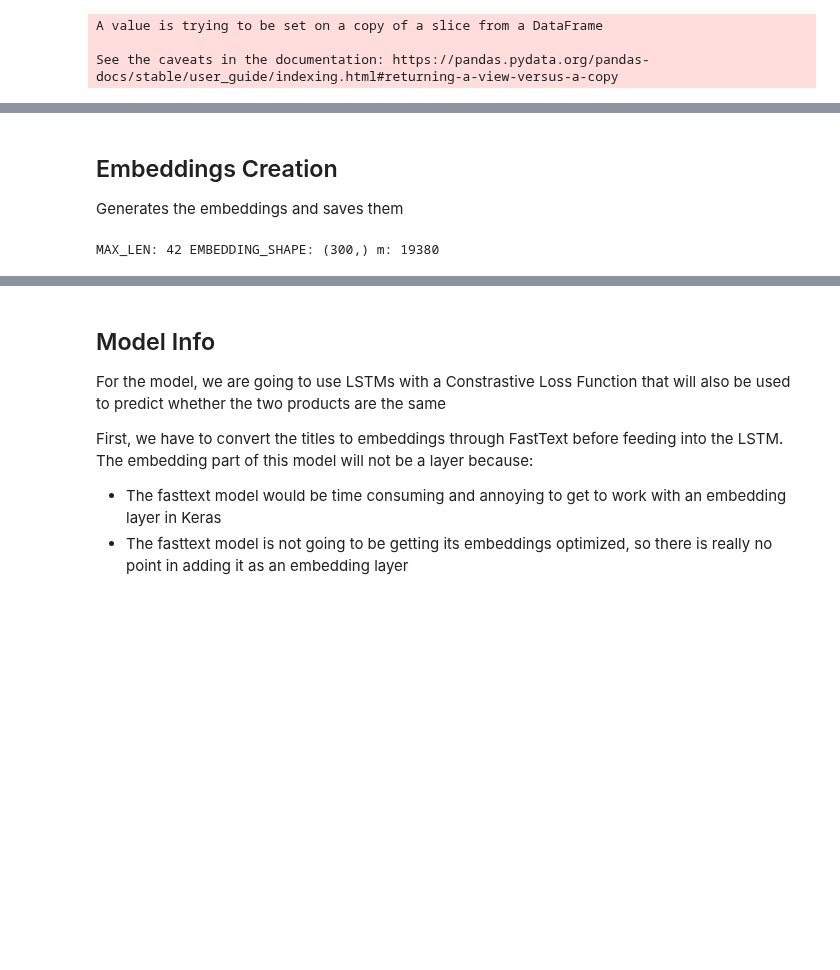
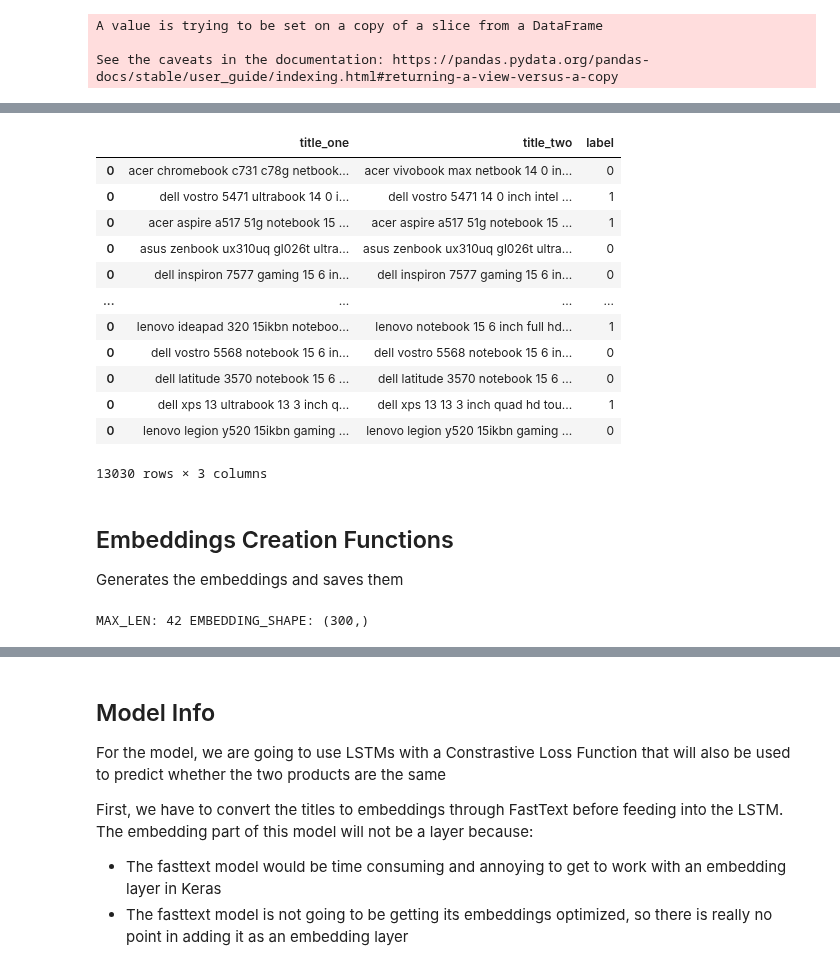
Before and after one commit to Mascerade/supervised-product-matching, a Jupyter notebook: TestingGrounds.ipynb, the cells around one changed output, grey strips where cells are left out. Drawn from its saved outputs; the diff is of its cells as text; code cells hidden in the pictures; blank space fills up the shorter version.

```diff
--- a/TestingGrounds.ipynb
+++ b/TestingGrounds.ipynb
@@ -326,5 +305,30 @@ pos_df
+# %%
+def create_laptop_data(pos_df, neg_df):
+    pos_df.sample(frac=1)
+    neg_df.sample(frac=1)
+    final_laptop_df = pd.concat([pos_df[:min(len(pos_df), len(neg_df))], neg_df[:min(len(pos_df), len(neg_df))]])
+    final_laptop_df = final_laptop_df.sample(frac=1)
+    return final_laptop_df
+# %%
+final_laptop_df = create_laptop_data(pos_df, neg_df)
+# %%
+final_laptop_df
+# %% [output]
+|  | title_one | title_two | label |
+| 0 | acer chromebook c731 c78g netbook... | acer vivobook max netbook 14 0 in... | 0 |
+| 0 | dell vostro 5471 ultrabook 14 0 i... | dell vostro 5471 14 0 inch intel ... | 1 |
+| 0 | acer aspire a517 51g notebook 15 ... | acer aspire a517 51g notebook 15 ... | 1 |
+| 0 | asus zenbook ux310uq gl026t ultra... | asus zenbook ux310uq gl026t ultra... | 0 |
+| 0 | dell inspiron 7577 gaming 15 6 in... | dell inspiron 7577 gaming 15 6 in... | 0 |
+| ... | ... | ... | ... |
+| 0 | lenovo ideapad 320 15ikbn noteboo... | lenovo notebook 15 6 inch full hd... | 1 |
+| 0 | dell vostro 5568 notebook 15 6 in... | dell vostro 5568 notebook 15 6 in... | 0 |
+| 0 | dell latitude 3570 notebook 15 6 ... | dell latitude 3570 notebook 15 6 ... | 0 |
+| 0 | dell xps 13 ultrabook 13 3 inch q... | dell xps 13 13 3 inch quad hd tou... | 1 |
+| 0 | lenovo legion y520 15ikbn gaming ... | lenovo legion y520 15ikbn gaming ... | 0 |
+13030 rows × 3 columns
 # %% [markdown]
-## Embeddings Creation
+## Embeddings Creation Functions
 Generates the embeddings and saves them
 # %%
 """
@@ -332,10 +336,9 @@ Definitions of some sizes in the training set
 """
 MAX_LEN = 42
 EMBEDDING_SHAPE = (300,)
-m = 19380
-print('MAX_LEN: ' + str(MAX_LEN), 'EMBEDDING_SHAPE: ' + str(EMBEDDING_SHAPE), 'm: ' + str(m))
+print('MAX_LEN: ' + str(MAX_LEN), 'EMBEDDING_SHAPE: ' + str(EMBEDDING_SHAPE))
 # %% [output]
-MAX_LEN: 42 EMBEDDING_SHAPE: (300,) m: 19380
+MAX_LEN: 42 EMBEDDING_SHAPE: (300,)
 # %%
 """
 Create the numpy files of all the training embedddings
```
Also changed, not shown: parts of 28 cells of this notebook, 3 other files.
